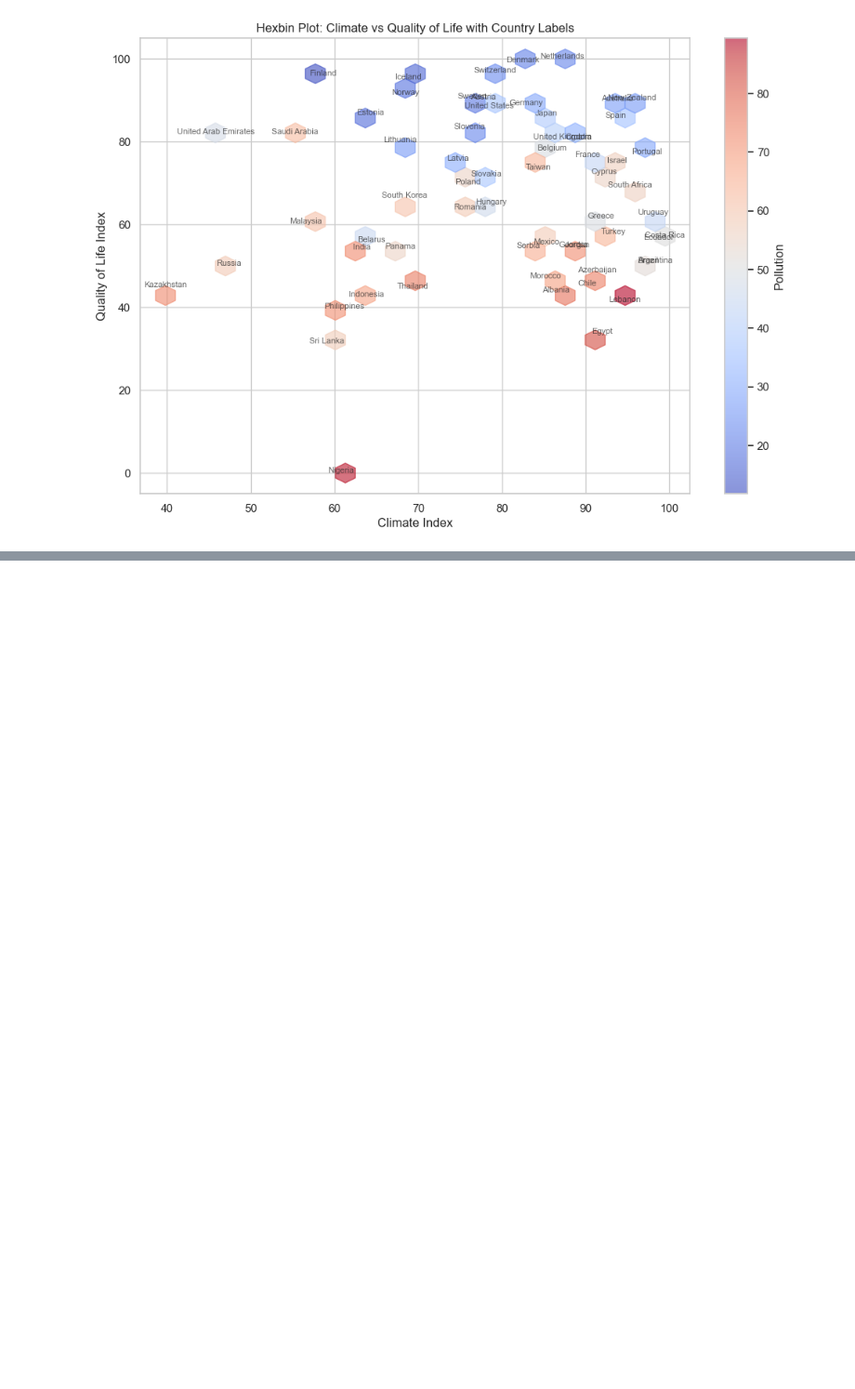
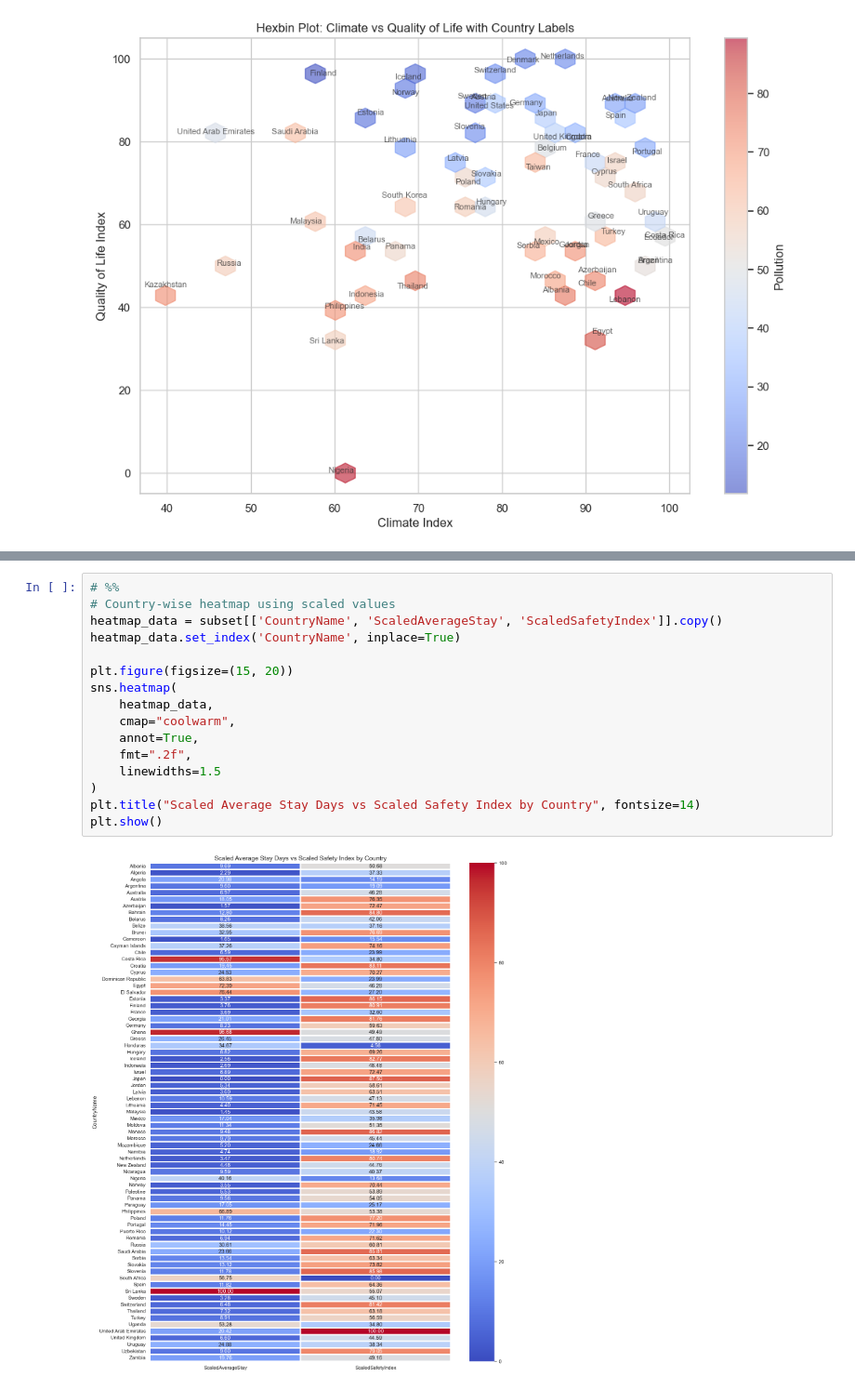
Before and after one commit to IuliaBunescu/tourism_clustering_project, a Jupyter notebook: EDA/eda.ipynb, the cells around one changed output, grey strips where cells are left out. Shown at 93% size. Drawn from its saved outputs; the diff is of its cells as text; blank space fills up the shorter version.

```diff
--- a/EDA/eda.ipynb
+++ b/EDA/eda.ipynb
@@ -370,0 +406,18 @@ plt.show()
+# %%
+# %%
+# Country-wise heatmap using scaled values
+heatmap_data = subset[['CountryName', 'ScaledAverageStay', 'ScaledSafetyIndex']].copy()
+heatmap_data.set_index('CountryName', inplace=True)
+
+plt.figure(figsize=(15, 20))
+sns.heatmap(
+    heatmap_data,
+    cmap="coolwarm",
+    annot=True,
+    fmt=".2f",
+    linewidths=1.5
+)
+plt.title("Scaled Average Stay Days vs Scaled Safety Index by Country", fontsize=14)
+plt.show()
+# %% [output]
+[figure, added]
```
Also changed, not shown: parts of 6 cells of this notebook, 1 other file.
